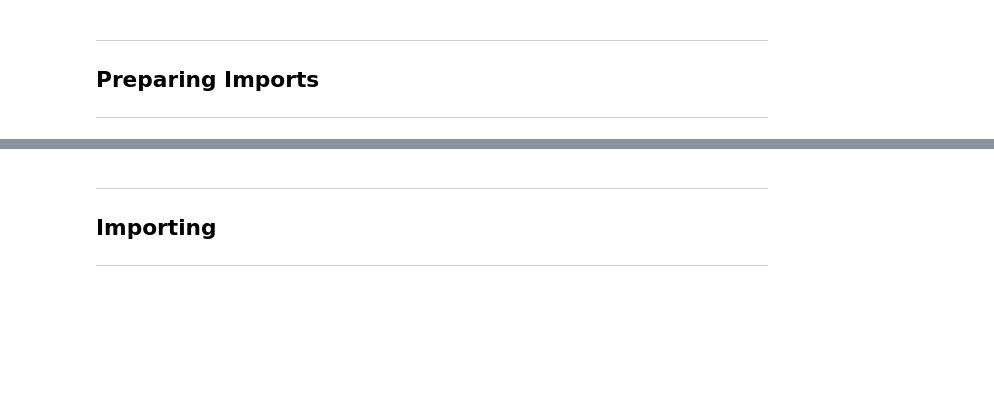
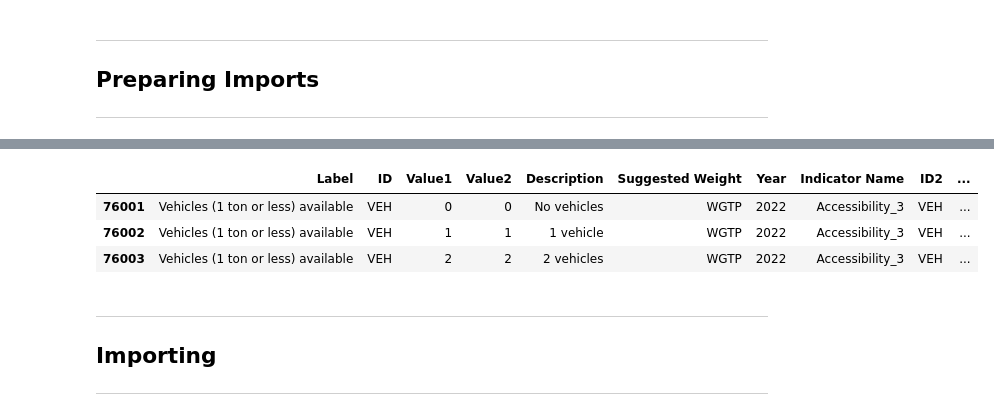
Before and after one commit to SACOG/Regional-Monitoring, a Jupyter notebook: Indicator_Gen/Python Code/Census/Step 01 - Query ACS Data.ipynb, the cells around one changed output, grey strips where cells are left out. Saved outputs shown, nothing was run; the diff lists cells and outputs as text; code cells hidden in the pictures; blank space fills up the shorter version.

```diff
--- a/Indicator_Gen/Python Code/Census/Step 01 - Query ACS Data.ipynb
+++ b/Indicator_Gen/Python Code/Census/Step 01 - Query ACS Data.ipynb
@@ -32,7 +32,7 @@ path_agol = os.path.join(path_sp, 'Process Revamp', 'Task 8. Reproduce Progress
 path_main = os.path.join(path_sp, 'Data')
 
 # Git
-path_git     = os.path.join(path_users, 'Documents', 'Projects', 'Regional-Monitoring', 'Indicator_Gen')
+path_git     = os.path.join(path_users, 'Documents', 'Python Projects', 'Regional-Monitoring', 'Indicator_Gen')
 path_config0 = os.path.join(path_git, 'config')
 path_config  = os.path.join(path_git, 'Python Code', 'Census', 'aa_config')
 # %%
@@ -54,7 +54,7 @@ file_api.close()
 ***
 # %%
 # Import objects
-df_params = pd.read_excel(os.path.join(path_config, 'ACS Configuration File.xlsx'), sheet_name = 'Inputs')
+df_params = pd.read_excel(os.path.join(path_config, 'Census Configuration File.xlsx'), sheet_name = 'Inputs')
 
 # Set parameters for querying ACS data
 indicator_name     = df_params[df_params['Type'] == 'indicator_name' ]['Input'].values[0]
@@ -83,8 +83,10 @@ print("Number of variables: " + str(num_vars))
 print(year_start)
 print(year_end)
 
-# # Import folder name
-# df_about = pd.read_excel(os.path.join(path_config0, 'About Indicators.xlsx'), sheet_name = 'Indicators')
-# df_about = df_about[df_about['Indicator'] == indicator_name]
-# folder = df_about.Folder.values[0]
-# print(folder)
+# Import about table
+df_about = pd.read_excel(os.path.join(path_config0, 'About Indicators.xlsx'), sheet_name = 'Indicators')
+df_about = df_about[df_about['Indicator'] == indicator_name]
+folder = df_about.Folder.values[0]
+MOE_thresh = df_about['MOE Threshold'].values[0]
+print(folder)
+print('MOE threshold: ' + str(MOE_thresh) + '%')
@@ -91,30 +106,9 @@ print(year_end)
 # %%
 ## Import Variable Mapping
-df_inputs = pd.read_excel(os.path.join(path_config, 'ACS Configuration File.xlsx'), sheet_name = import_tab)
-
-
-if estimate == 'DEC':
-    df_vars = pd.read_excel(os.path.join(path_config, 'ACS Configuration File.xlsx'), sheet_name = estimate)
-elif sample_type == 'PUMS':
-    df_vars = pd.read_excel(os.path.join(path_config, 'ACS Configuration File.xlsx'), sheet_name = sample_type)
-    df_vars = df_vars[df_vars['Table Type'] == df_inputs['table'].values[0]]
-    weight  = df_vars['Suggested Weight'].values[0]
-else:
-    df_vars = pd.read_excel(os.path.join(path_config, 'ACS Configuration File.xlsx'), sheet_name = sample_type)
-
-# Subset variables
-df_vars = df_vars[df_vars['Indicator Name'].str.contains(indicator_name).replace(np.nan, False)]
-df_vars = df_vars[df_vars['Include'] == 'Yes']
+df_inputs = pd.read_excel(os.path.join(path_config, 'Census Configuration File.xlsx'), sheet_name = import_tab)
 
 # Set years
 years_to_import = list(range(year_start, year_end+1))
-
-def ME_split(text):
-    return ",".join(text.split(',')[0:3:2])
-
-if margin_of_error == 'Yes':
-    df_vars['ID_Attributes'] = df_vars['ID_Attributes'].apply(ME_split)
-
 
 ## For DEC data
 if estimate == 'DEC':
@@ -123,6 +117,13 @@ if estimate == 'DEC':
     # Set DEC variables to import
     # Import County FIPS mapping
     # Convert to dictionary object for easy state-county combination importing
+
+    df_vars = pd.read_excel(os.path.join(path_config, 'Census Configuration File.xlsx'), sheet_name = estimate)
+    df_vars = df_vars[df_vars['Indicator Name'].str.contains(indicator_name).replace(np.nan, False)]
+    df_vars = df_vars[df_vars['Include'] == 'Yes']
+
+    if margin_of_error == 'Yes':
+        df_vars['ID_Attributes'] = df_vars['ID_Attributes'].apply(ME_split)
 
     years_to_import = [2000, 2010, 2020]
 
@@ -149,7 +150,11 @@ if estimate == 'DEC':
     print(dict_vars)
 
 ## For ACS1 or ACS5 data
-if sample_type == 'ACS':
+if sample_type in ['ACS', 'SUBJECT']:
+
+    df_vars = pd.read_excel(os.path.join(path_config, 'Census Configuration File.xlsx'), sheet_name = sample_type)
+    df_vars = df_vars[df_vars['Indicator Name'].str.contains(indicator_name).replace(np.nan, False)]
+    df_vars = df_vars[df_vars['Include'] == 'Yes']
 
     # Remove 2020 if pulling ACS1 tables (Census did not take an ACS1 sample in 2020)
     # Set tables and variables to import
@@ -160,11 +165,14 @@ if sample_type == 'ACS':
         except Exception as e: print(e)
 
     if margin_of_error == 'Yes':
-        # list_vars = ['NAME'] + df_vars['ID'].to_list() + df_vars['Attributes'].to_list()
+        df_vars['ID_Attributes'] = df_vars['ID_Attributes'].apply(ME_split)
         list_vars = ['NAME'] + df_vars['ID_Attributes'].to_list()
     else:
         list_vars = ['NAME'] + df_vars['ID'].to_list()
-    tables = df_vars['Table'].unique()
+
+    if sample_type == 'ACS':
+        tables = df_vars['Table'].unique()
+        print(tables)
 
     # For tract and county level pull
     if import_tab == 'Counties':
@@ -188,7 +196,6 @@ if sample_type == 'ACS':
 
         # view
         print(dict_fips)
-        print(tables)
         print(list_vars)
 
 
@@ -207,12 +214,24 @@ if sample_type == 'ACS':
 
 
 ## For PUMS data
-if import_tab == 'PUMA':
+if sample_type == 'PUMS':
 
     # Remove 2012-2015 if pulling PUMS tables (they only reported at the state level for PUMS on these years)
     # Create dictionary of variable mappings by year (sometimes the variable name changes over time)
     # Import County FIPS mapping
     # Convert to dictionary object for easy state-county combination importing
+
+    df_vars = pd.read_excel(os.path.join(path_config, 'Census Configuration File.xlsx'), sheet_name = sample_type)
+    df_vars = df_vars[df_vars['Year'].isin(years_to_import)]
+    df_vars = df_vars[df_vars['Indicator Name'].str.contains(indicator_name).replace(np.nan, False)]
+    df_vars = df_vars[df_vars['Include'] == 'Yes']
+    table_type = df_inputs['table'].values[0]
+    if table_type == 'P':
+        weight = 'PWGTP'
+    if table_type == 'H':
+        weight = 'WGTP'
+    groups  = list(df_vars[df_vars['Data Type'].str.contains('group')]['ID2'].unique())
+    groups2 = list(df_vars[df_vars['Data Type'] == 'group']['ID2'].unique())
 
     if estimate == 'ACS5':
         try:
@@ -226,14 +245,14 @@ if import_tab == 'PUMA':
 
     dict_vars = {}
     for year in years_to_import:
-        dict_vars[str(year)] = unique(df_vars[df_vars['Year'] == year]['ID'].to_list()) + [df_vars[df_vars['Year'] == year]['Suggested Weight'].values[0]]
+        dict_vars[str(year)] = unique(df_vars[(df_vars['Year'] == year) & (df_vars['Data Type'].str.contains('group'))]['ID'].to_list()) + unique(df_vars[(df_vars['Year'] == year) & (df_vars['Data Type'] == 'integer')]['ID'].to_list()) + [weight]
 
     df_fips = pd.read_excel(os.path.join(path_git, 'config', 'Area Codes.xlsx')
-                                , sheet_name = 'CountyFIPS'
-                                , dtype = {'State FIPS': object, 'County FIPS': object})
+                            , sheet_name = 'CountyFIPS'
+                            , dtype = {'State FIPS': object, 'County FIPS': object})
     df_fips_pums = pd.read_excel(os.path.join(path_git, 'config', 'Area Codes.xlsx')
-                            , sheet_name = 'PUMAcodes'
-                            , dtype = {'STATEFP': object, 'COUNTYFP': object, 'TRACTCE': object, 'PUMA5CE': object})
+                                 , sheet_name = 'PUMAcodes'
+                                 , dtype = {'STATEFP': object, 'COUNTYFP': object, 'TRACTCE': object, 'PUMA5CE': object})
     df_fips_pums = df_fips_pums.rename(columns = {'STATEFP':'State FIPS', 'COUNTYFP':'County FIPS'})
 
     df_fips = df_fips.merge(df_fips_pums[['State FIPS', 'County FIPS', 'PUMA5CE']].drop_duplicates(), on = ['State FIPS', 'County FIPS'])
@@ -256,7 +275,11 @@ if import_tab == 'PUMA':
 
 
 if estimate == 'CPS':
+
+    df_vars = pd.read_excel(os.path.join(path_config, 'Census Configuration File.xlsx'), sheet_name = sample_type)
     df_vars = df_vars[df_vars['Year'].isin(years_to_import)]
+    df_vars = df_vars[df_vars['Indicator Name'].str.contains(indicator_name).replace(np.nan, False)]
+    df_vars = df_vars[df_vars['Include'] == 'Yes']
 
     dict_vars = {}
     for year in years_to_import:
@@ -286,3 +309,4 @@ if estimate == 'CPS':
 
 # view
 df_vars.head(3)
+# %% [output]
@@ -289,3 +316,7 @@ df_vars.head(3)
+|  | Label | ID | Value1 | Value2 | Description | Suggested Weight | Year | Indicator Name | ID2 | ... |
+| 76001 | Vehicles (1 ton or less) available | VEH | 0 | 0 | No vehicles | WGTP | 2022 | Accessibility_3 | VEH | ... |
+| 76002 | Vehicles (1 ton or less) available | VEH | 1 | 1 | 1 vehicle | WGTP | 2022 | Accessibility_3 | VEH | ... |
+| 76003 | Vehicles (1 ton or less) available | VEH | 2 | 2 | 2 vehicles | WGTP | 2022 | Accessibility_3 | VEH | ... |
 # %% [markdown]
 ***
 
```
Also changed, not shown: parts of 15 cells of this notebook, 22 other files.
